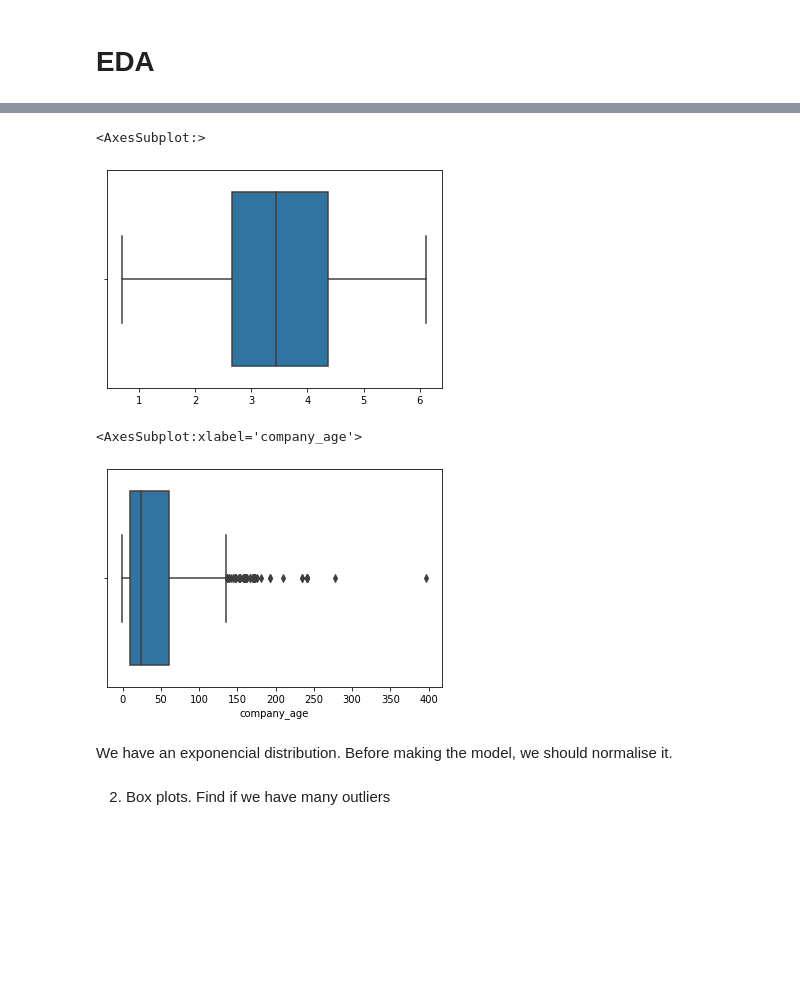
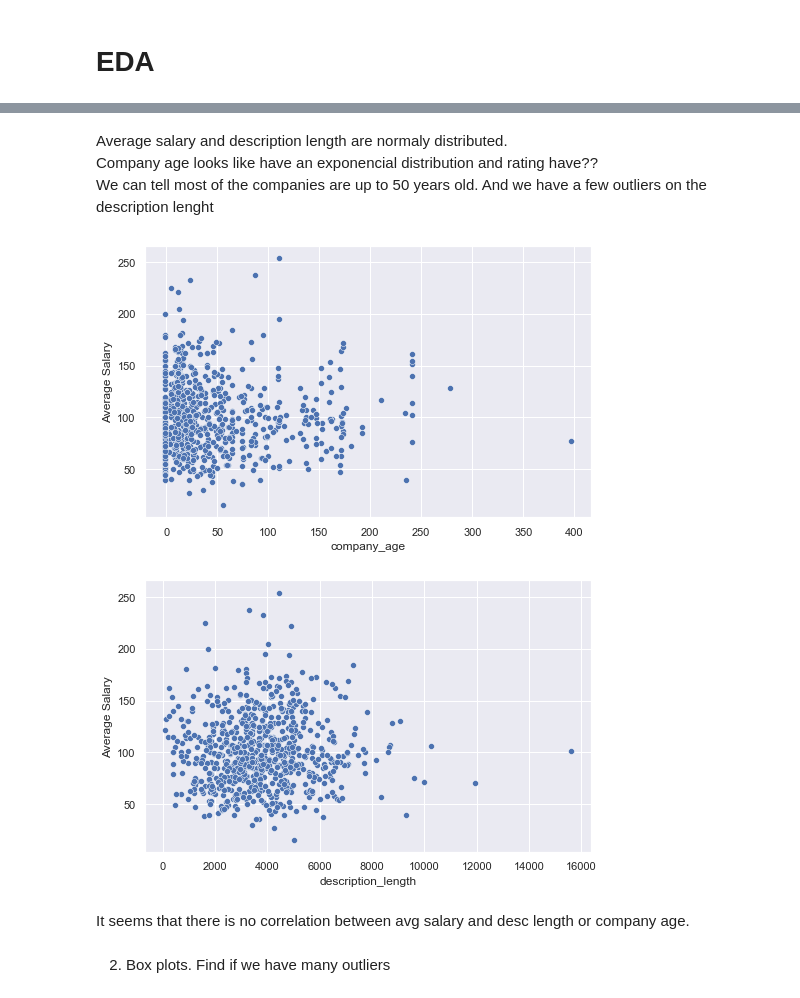
Before and after one commit to vytautasmu/Python_mokymai, a Jupyter notebook: final_work_vcs.ipynb, the cells around one changed output, grey strips where cells are left out. Cells and saved outputs as stored; diff of their text form; code cells hidden in the pictures; blank space fills up the shorter version.

```diff
--- a/final_work_vcs.ipynb
+++ b/final_work_vcs.ipynb
@@ -378,15 +379,19 @@ sns.distplot(fitted_data, hist = False, kde = True,
-# %%
-sns.boxplot(fitted_data)
-# %% [output]
-<AxesSubplot:>
-[figure, removed]
-# %%
-sns.boxplot(df_master['company_age'])
-# %% [output]
-<AxesSubplot:xlabel='company_age'>
-[figure, removed]
-# %% [markdown]
-We have an exponencial distribution. Before making the model, we should normalise it.
+# %% [markdown]
+Average salary and description length are normaly distributed. <br>
+Company age looks like have an exponencial distribution and rating have??<br>
+We can tell most of the companies are up to 50 years old. And we have a few outliers on the description lenght
+# %%
+sns.set(rc={"figure.figsize": [8, 5]})
+sns.scatterplot(x=df_master['company_age'], y=df_master['Average Salary']);
+# %% [output]
+[figure, added]
+# %%
+sns.set(rc={"figure.figsize": [8, 5]})
+sns.scatterplot(x=df_master['description_length'], y=df_master['Average Salary']);
+# %% [output]
+[figure, added]
+# %% [markdown]
+It seems that there is no correlation between avg salary and desc length or company age.
 # %% [markdown]
 2. Box plots. Find if we have many outliers
 # %%
```
Also changed, not shown: parts of 11 cells of this notebook.
